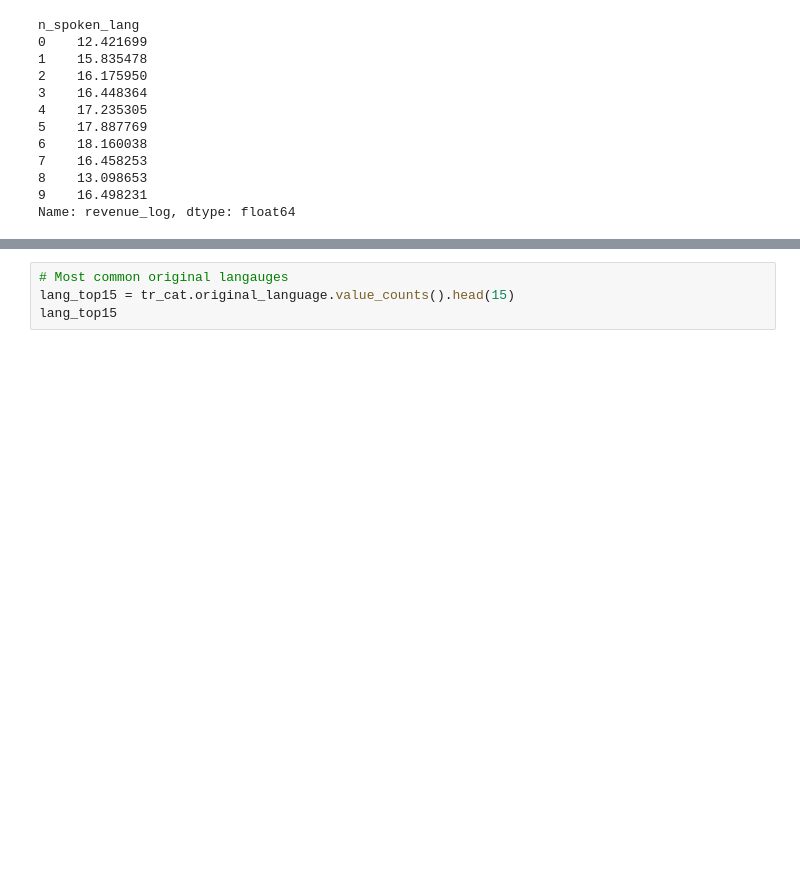
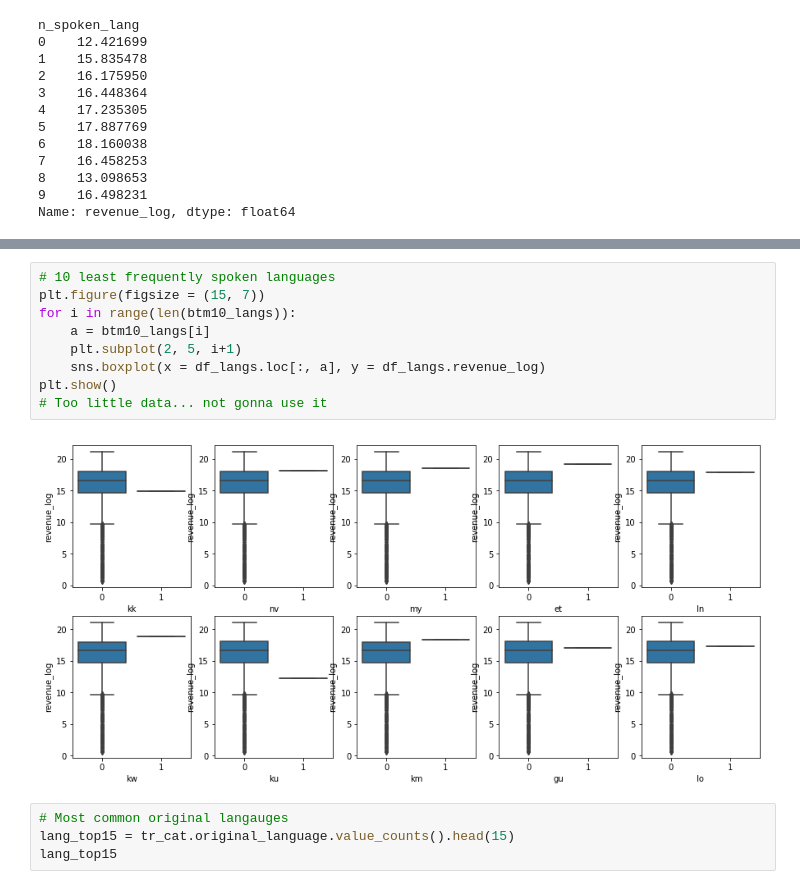
Before and after one commit to jjone36/tmdb, a Jupyter notebook: 02_eda.ipynb, the cells around one changed output, grey strips where cells are left out. Drawn from its saved outputs; the diff is of its cells as text; blank space fills up the shorter version.

```diff
--- a/02_eda.ipynb
+++ b/02_eda.ipynb
@@ -194,3 +234,14 @@ Name: revenue_log, dtype: float64
+# %%
+# 10 least frequently spoken languages
+plt.figure(figsize = (15, 7))
+for i in range(len(btm10_langs)):
+    a = btm10_langs[i]
+    plt.subplot(2, 5, i+1)
+    sns.boxplot(x = df_langs.loc[:, a], y = df_langs.revenue_log)
+plt.show()
+# Too little data... not gonna use it
+# %% [output]
+[figure, added]
 # %%
 # Most common original langauges
 lang_top15 = tr_cat.original_language.value_counts().head(15)
```
Also changed, not shown: parts of 9 cells of this notebook, 2 other files.
